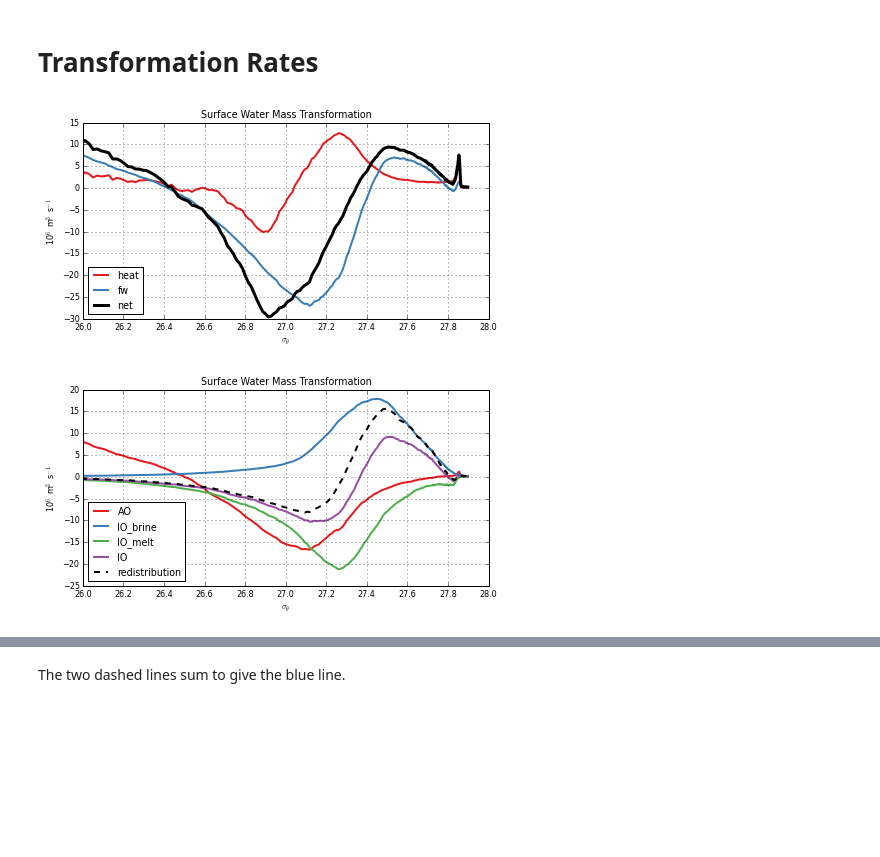
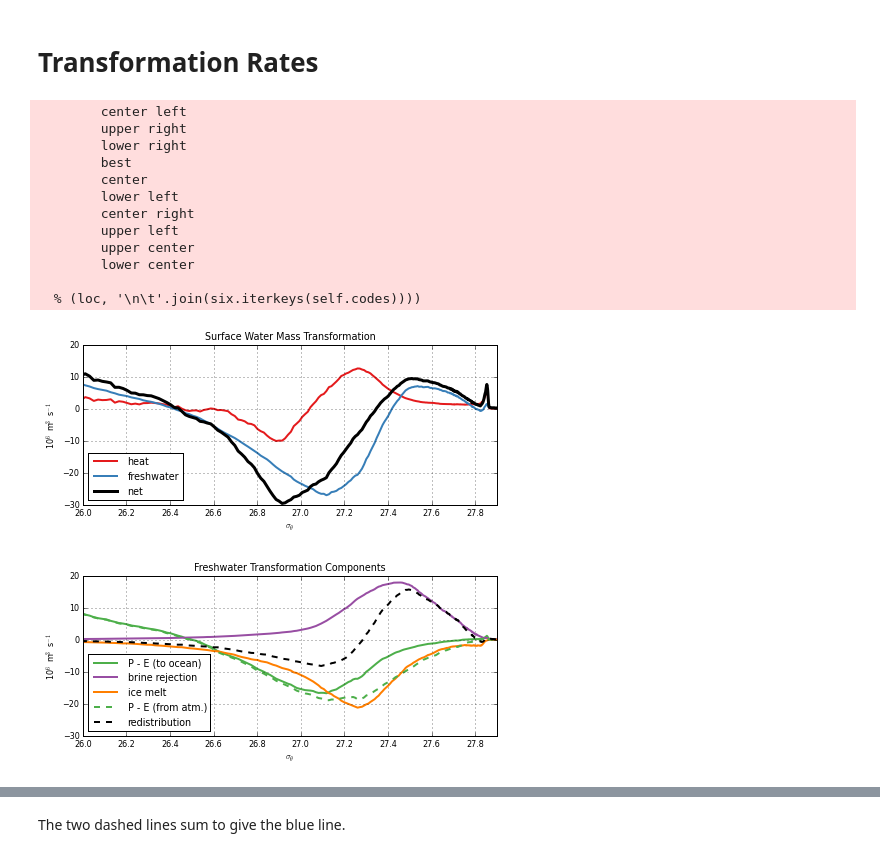
Before and after one commit to dhruvbalwada/watermass, a Jupyter notebook: SOSE_layers_analysis/surface_transformation_sigma0_5day.ipynb, the cells around one changed output, grey strips where cells are left out. Cells and saved outputs as stored; diff of their text form; code cells hidden in the pictures; blank space fills up the shorter version.

```diff
--- a/SOSE_layers_analysis/surface_transformation_sigma0_5day.ipynb
+++ b/SOSE_layers_analysis/surface_transformation_sigma0_5day.ipynb
@@ -147,5 +151,5 @@ for n, k in enumerate(fw_flux_types):
 # %%
-transformation = np.zeros((Nt, len(fw_flux_types)+1, Nrho), 'f8')
+transformation = np.zeros((Nt, len(fw_flux_types)+3, Nrho), 'f8')
 fw_in_dens_coords = np.zeros((Nt, len(fw_flux_types), Nrho), 'f8')
 
 for nmon, niter in enumerate(diag_iters):
@@ -175,28 +179,24 @@ for nmon, niter in enumerate(diag_iters):
     fw_fluxes['IO_brine'] = np.ma.masked_less(fw_fluxes['IO'].copy(), 0.)
     fw_fluxes['IO_melt'] = np.ma.masked_greater(fw_fluxes['IO'].copy(), 0.)
 
-    ## -- old stuff --
-    #atmFW = -np.ma.masked_array(d['SIatmFW'], m.mask[0])
-    #EmPmR = np.ma.masked_array(d['SIempmr'], m.mask[0])
-    #ice_fw = EmPmR - atmFW
-    #fw_io = np.ma.masked_array(
-    #            d['SIdHbOCN']+d['SIdSbOCN']+d['SIdHbATO'],
-    #            m.mask[0] )
-
     # has the same units as SFLUX
     salt = d['SALT']
 
     dens_flux_S = [ drhods * fluxfac_S * fw_fluxes[k].filled(0.) * (salt - salt_EvPrRn)
                     for k in fw_flux_types ]
 
+    dens_flux_S.append( drhods * d['WSLTMASS'] )
+
     fw_flux = [fw_fluxes[k].filled(0.) for k in fw_flux_types]
 
     tflux = np.ma.masked_array(d['TFLUX'], m.mask[0])
-    dens_flux_T = drhodt * fluxfac_T * tflux
+    dens_flux_T = [drhodt * fluxfac_T * tflux, ]
+
+    dens_flux_T.append( drhodt * d['WTHMASS'])
 
     transformation[nmon] = surface_transformation_rate(
                         m, rho, rholevs,
-                        dens_flux_T, *dens_flux_S)
+                         *(dens_flux_T + dens_flux_S))
 
     fw_in_dens_coords[nmon] = surface_transformation_rate(
                         m, rho, rholevs, *fw_flux)
@@ -223,51 +223,75 @@ for nmon, niter in enumerate(diag_iters):
 # %%
 trans_mean = transformation.mean(axis=0)
 
-
+plt.rcParams['legend.handlelength'] = 3.0
 plt.rcParams['font.size'] = 8
 
-plt.figure(figsize=(6.5,3.5))
+plt.figure(figsize=(6.5,3.0))
 
-plt.plot(rholevs[1:]-1000, trans_mean[:2].T/1e6, linewidth=2)
-plt.plot(rholevs[1:]-1000, trans_mean[:2].sum(axis=0)/1e6, 'k', linewidth=3)
-plt.legend(['heat', 'fw', 'net'], loc='lower left')
+idx_mean = np.r_[0,2]
+
+plt.plot(rholevs[1:]-1000, trans_mean[idx_mean].T/1e6, linewidth=2)
+plt.plot(rholevs[1:]-1000, trans_mean[idx_mean].sum(axis=0)/1e6, 'k', linewidth=3)
+plt.legend(['heat', 'freshwater', 'net'], loc='lower left')
 plt.grid()
 plt.title('Surface Water Mass Transformation')
 plt.xlabel(r'$\sigma_\theta$')
 plt.ylabel(r'10$^6$ m$^3$ s$^{-1}$')
-plt.xlim([26,28])
 plt.xticks(np.arange(26,28.2,0.2));
+plt.xlim([26,27.9])
+plt.ylim([-30,20])
 plt.tight_layout()
-
+plt.savefig('../figures_ice_moc/transformation_5day_sigma0.pdf')
 
 # which fields to plot
 fw_transformation = dict()
 for ni, k in enumerate(fw_flux_types):
-    fw_transformation[k] = trans_mean[ni+1]
+    fw_transformation[k] = trans_mean[ni+2]
 
-plt.figure(figsize=(6.5,3.5))
-for k in ['AO', 'IO_brine', 'IO_melt', 'IO']:
+plt.figure(figsize=(6.5,3.0))
+
+colors = bmap.mpl_colors[2:]
+for nc, k in enumerate(['AO', 'IO_brine', 'IO_melt']):
     tr = fw_transformation[k]
-    plt.plot(rholevs[1:]-1000, tr/1e6, label=k, linewidth=2)
+    plt.plot(rholevs[1:]-1000, tr/1e6, linewidth=2, color=colors[nc])
+#redist = fw_transformation['IO'] - fw_transformation['AI']
+plt.plot(rholevs[1:]-1000, fw_transformation['AI_plus_AO']/1e6, '--',
+             linewidth=2, color=colors[0],)
 redist = fw_transformation['IO'] - fw_transformation['AI']
-plt.plot(rholevs[1:]-1000, redist/1e6, 'k--', label='redistribution', linewidth=2)
+plt.plot(rholevs[1:]-1000, redist/1e6, 'k--', linewidth=2)
 
 
 
 #plt.plot(rholevs[1:]-1000, trans_mean[1:].T/1e6, linewidth=2)
 #plt.legend(['heat', 'fw', 'net'], loc='lower left')
 #plt.legend(fw_flux_types, loc='lower left')
-plt.legend(loc='lower_left')
+plt.legend(['P - E (to ocean)', 'brine rejection', 'ice melt',
+            'P - E (from atm.)','redistribution'], loc='lower_left')
 plt.grid()
-plt.title('Surface Water Mass Transformation')
+plt.title('Freshwater Transformation Components')
 plt.xlabel(r'$\sigma_\theta$')
 plt.ylabel(r'10$^6$ m$^3$ s$^{-1}$')
-plt.xlim([26,28])
 plt.xticks(np.arange(26,28.2,0.2));
+plt.xlim([26,27.9])
+plt.ylim([-30,20])
 plt.tight_layout()
+plt.savefig('../figures_ice_moc/transformation_fw_5day_sigma0.pdf')
+
 
 
 #plt.savefig('../figures_ice_moc/transformation_5day_hires.pdf')
 # %% [output]
+        center left
+        upper right
+        lower right
+        best
+        center
+        lower left
+        center right
+        upper left
+        upper center
+        lower center
+
+  % (loc, '\n\t'.join(six.iterkeys(self.codes))))
-[figure, old version]
+[figure, new version]
-[figure, old version]
+[figure, new version]
```
Also changed, not shown: parts of 6 cells of this notebook.
